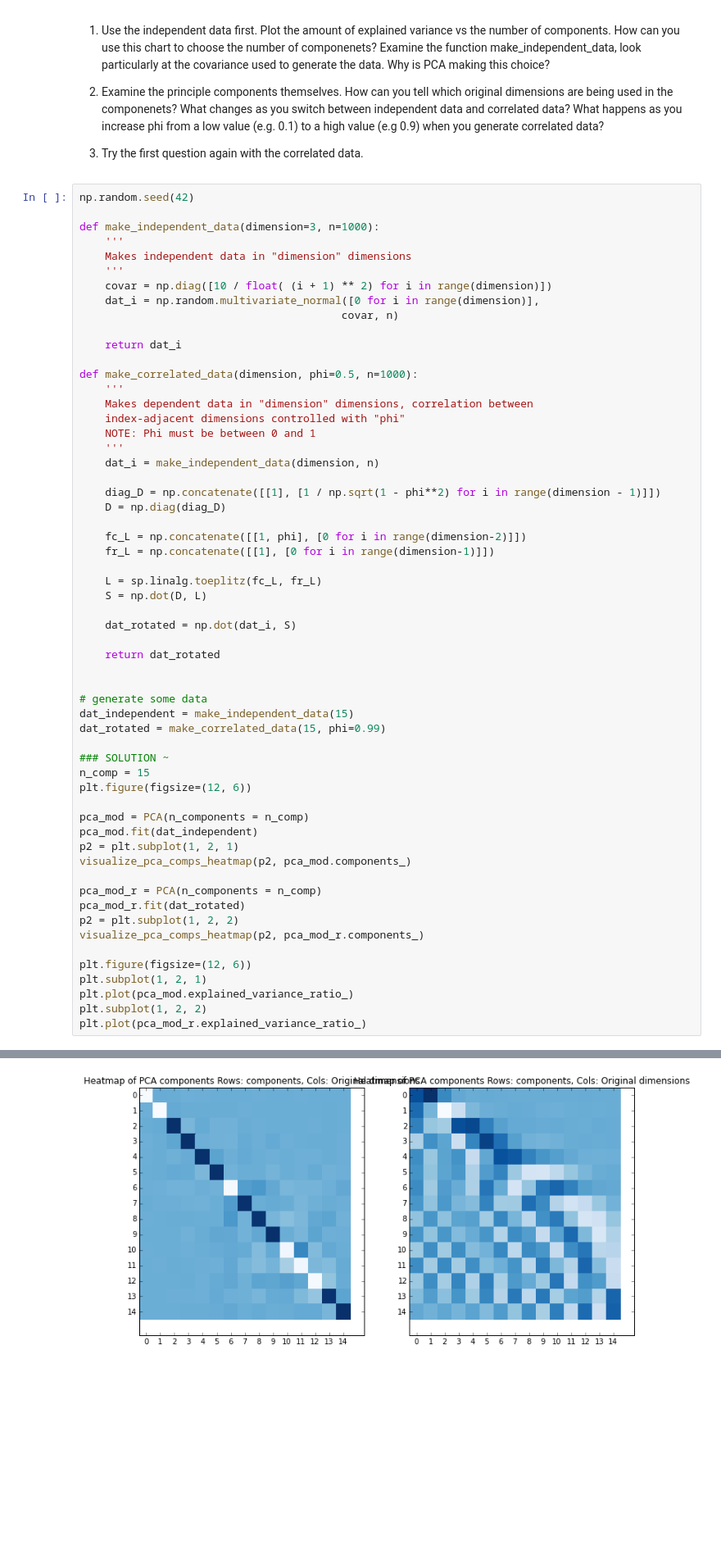
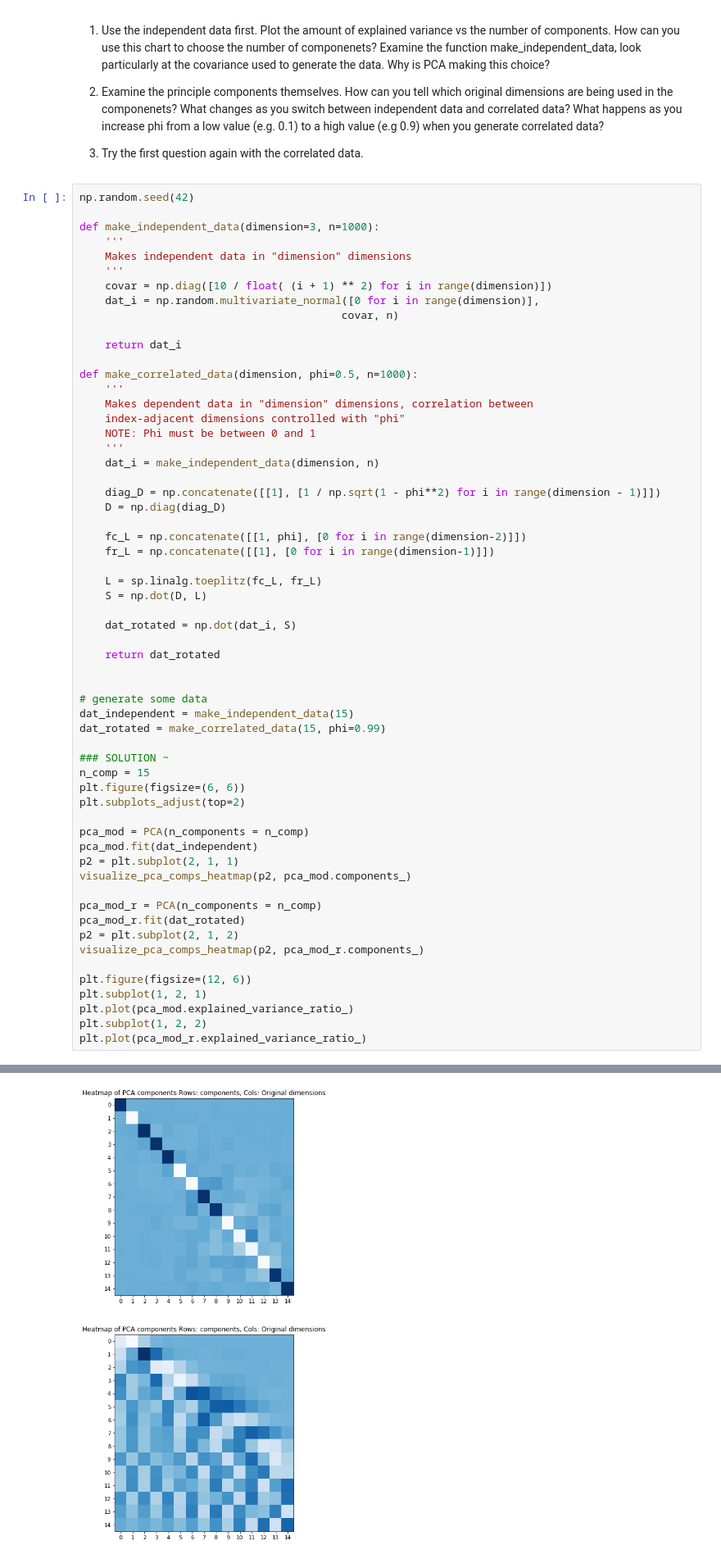
Before and after one commit to ysalomon/ucb-w207-applied-ml, a Jupyter notebook: tutorials/week11-PCA_with_solutions.ipynb, the cells around one changed output, grey strips where cells are left out. Shown at 82% size. Saved outputs shown, nothing was run; the diff lists cells and outputs as text; blank space fills up the shorter version.

```diff
--- a/tutorials/week11-PCA_with_solutions.ipynb
+++ b/tutorials/week11-PCA_with_solutions.ipynb
@@ -132,34 +132,35 @@ def make_correlated_data(dimension, phi=0.5, n=1000):
     L = sp.linalg.toeplitz(fc_L, fr_L)
     S = np.dot(D, L)
 
     dat_rotated = np.dot(dat_i, S)
 
     return dat_rotated
 
 
 # generate some data
 dat_independent = make_independent_data(15)
 dat_rotated = make_correlated_data(15, phi=0.99)
 
 ### SOLUTION ~
 n_comp = 15
-plt.figure(figsize=(12, 6))
+plt.figure(figsize=(6, 6))
+plt.subplots_adjust(top=2)
 
 pca_mod = PCA(n_components = n_comp)
 pca_mod.fit(dat_independent)
-p2 = plt.subplot(1, 2, 1)
+p2 = plt.subplot(2, 1, 1)
 visualize_pca_comps_heatmap(p2, pca_mod.components_)
 
 pca_mod_r = PCA(n_components = n_comp)
 pca_mod_r.fit(dat_rotated)
-p2 = plt.subplot(1, 2, 2)
+p2 = plt.subplot(2, 1, 2)
 visualize_pca_comps_heatmap(p2, pca_mod_r.components_)
 
 plt.figure(figsize=(12, 6))
 plt.subplot(1, 2, 1)
 plt.plot(pca_mod.explained_variance_ratio_)
 plt.subplot(1, 2, 2)
 plt.plot(pca_mod_r.explained_variance_ratio_)
 # %% [output]
 [<matplotlib.lines.Line2D at 0x...>]
-[figure, old version]
+[figure, new version]
```
Also changed, not shown: parts of 5 cells of this notebook, 3 other files.
